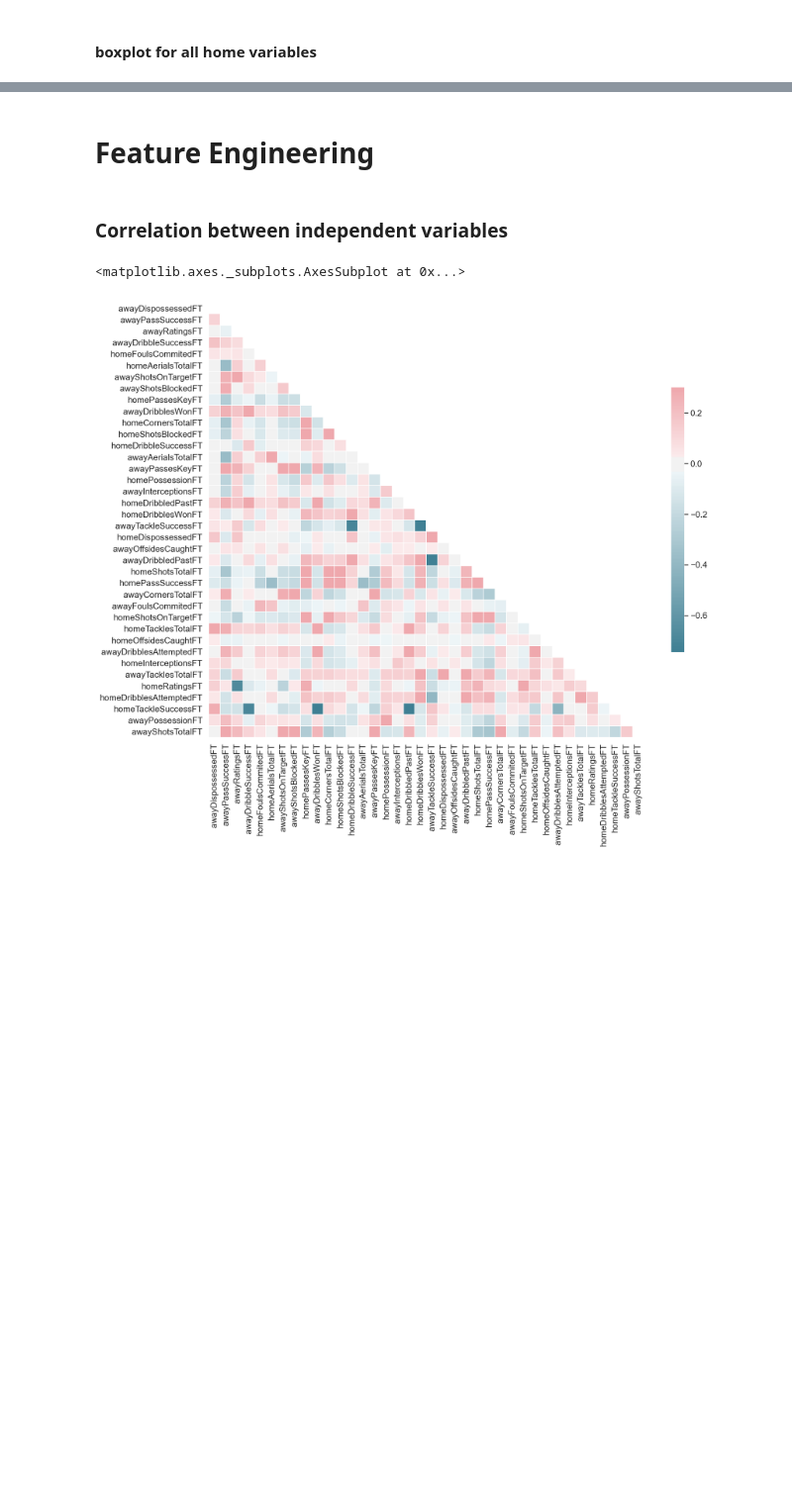
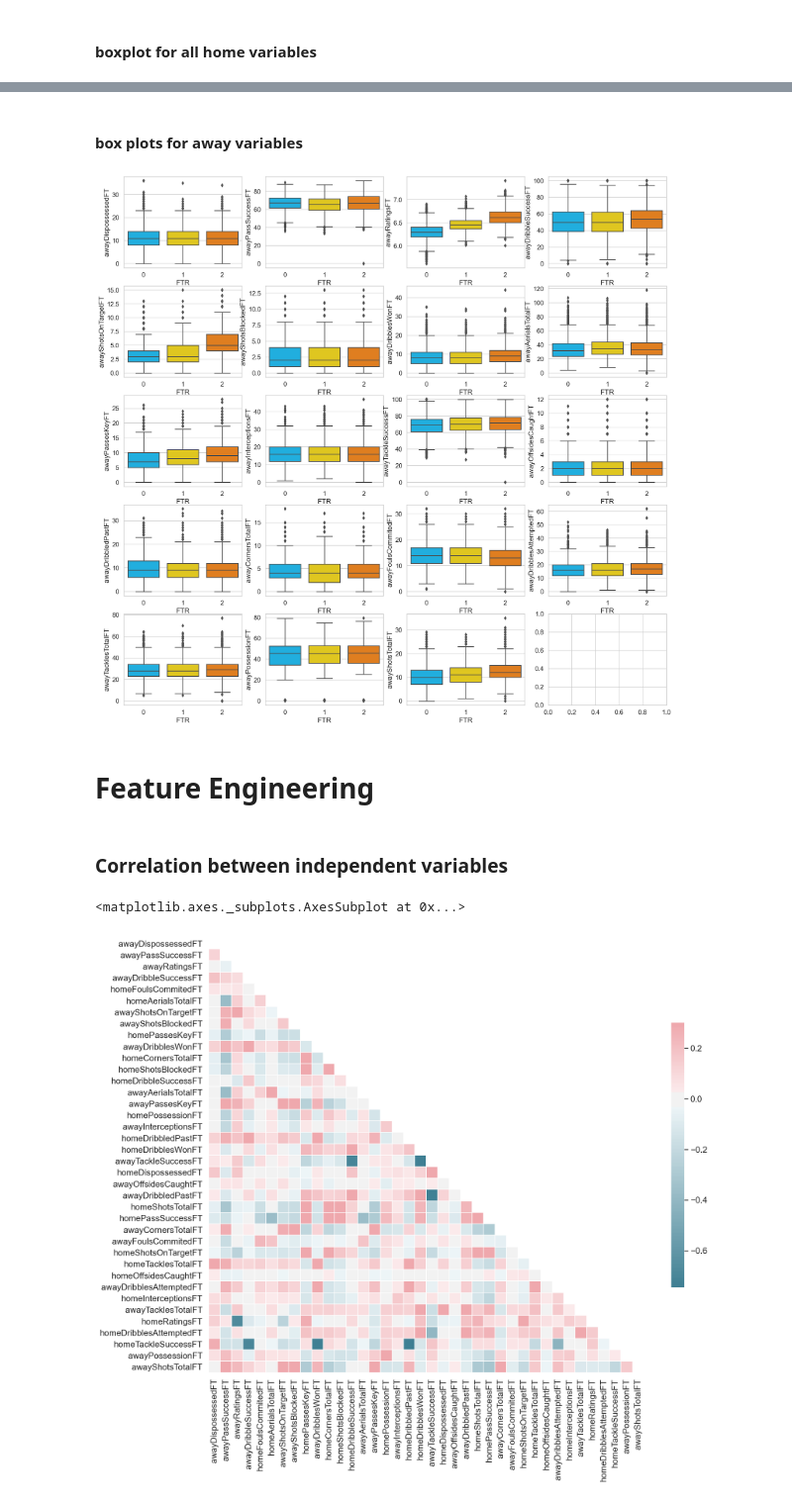
Before and after one commit to ndah-e/data-science-playground, a Jupyter notebook: predict_football_match_winner/predict_match_winner.ipynb, the cells around one changed output, grey strips where cells are left out. Shown at 99% size. Saved outputs shown, nothing was run; the diff lists cells and outputs as text; code cells hidden in the pictures; blank space fills up the shorter version.

```diff
--- a/predict_football_match_winner/predict_match_winner.ipynb
+++ b/predict_football_match_winner/predict_match_winner.ipynb
@@ -200,3 +202,11 @@ for col in independent_vars_home:
+# %% [markdown]
+#### box plots for away variables
+# %%
+fig, ax = plt.subplots(5,4, figsize=(20, 20))
+for i, col in enumerate(independent_vars_away):
+    sns.boxplot(x=df.FTR, y=df[col], ax=ax[list_of_axes[i][0],list_of_axes[i][1]] )
+# %% [output]
+[figure, added]
 # %% [markdown]
 # Feature Engineering
 # %% [markdown]
```
Also changed, not shown: parts of 10 cells of this notebook.
